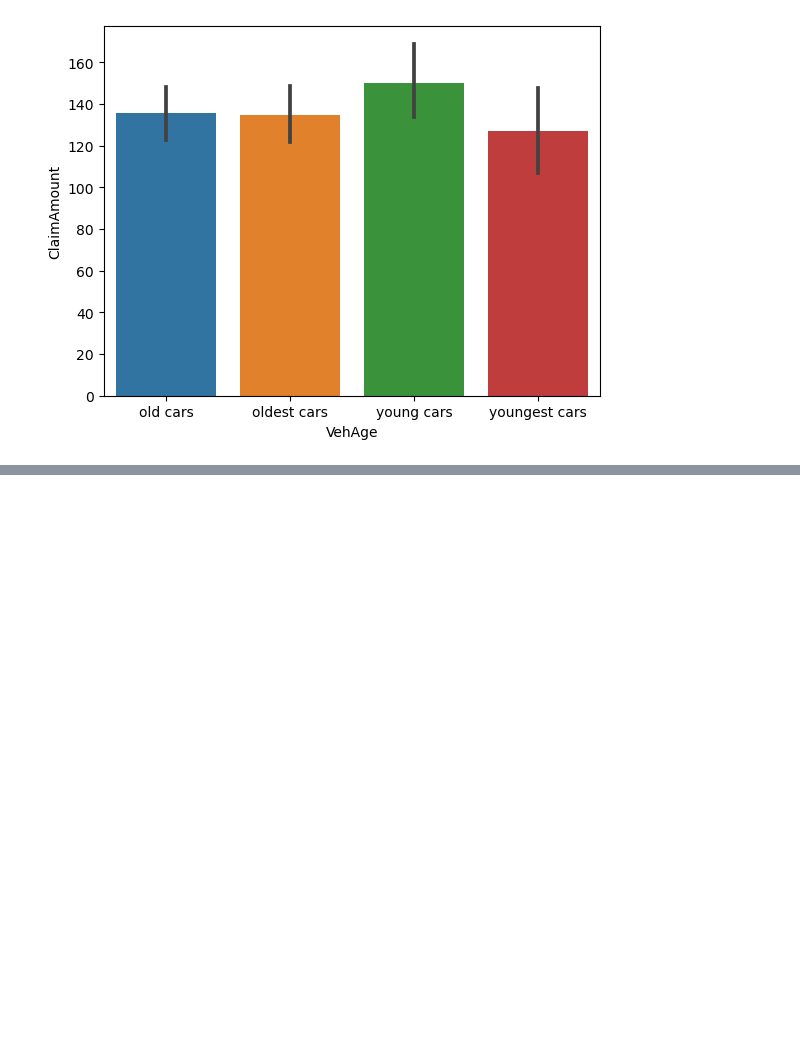
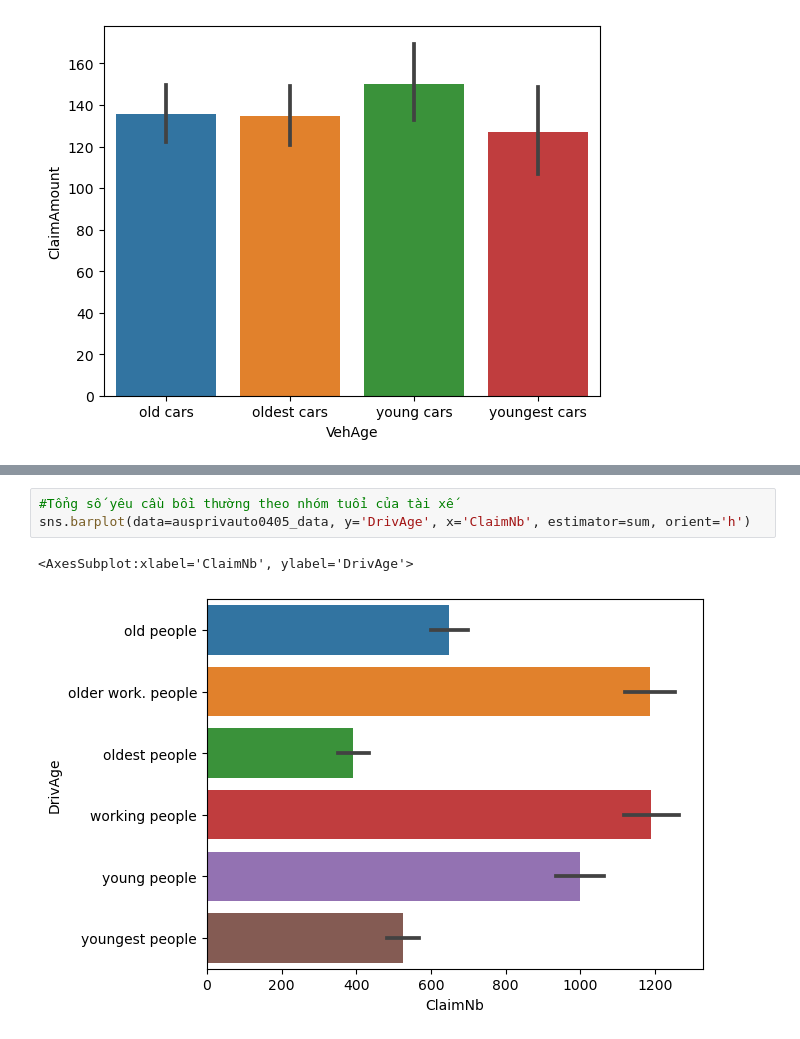
Before and after one commit to deniahc566/ausprivauto0405_analysis, a Jupyter notebook: ausprivauto0405_analysis.ipynb, the cells around one changed output, grey strips where cells are left out. Drawn from its saved outputs; the diff is of its cells as text; blank space fills up the shorter version.

```diff
--- a/ausprivauto0405_analysis.ipynb
+++ b/ausprivauto0405_analysis.ipynb
@@ -116,0 +130,6 @@ sns.barplot(data=ausprivauto0405_data, y='DrivAge', x='ClaimAmount', orient='h')
+# %%
+#Tổng số yêu cầu bồi thường theo nhóm tuổi của tài xế
+sns.barplot(data=ausprivauto0405_data, y='DrivAge', x='ClaimNb', estimator=sum, orient='h')
+# %% [output]
+<AxesSubplot:xlabel='ClaimNb', ylabel='DrivAge'>
+[figure, added]
```
Also changed, not shown: parts of 4 cells of this notebook.
